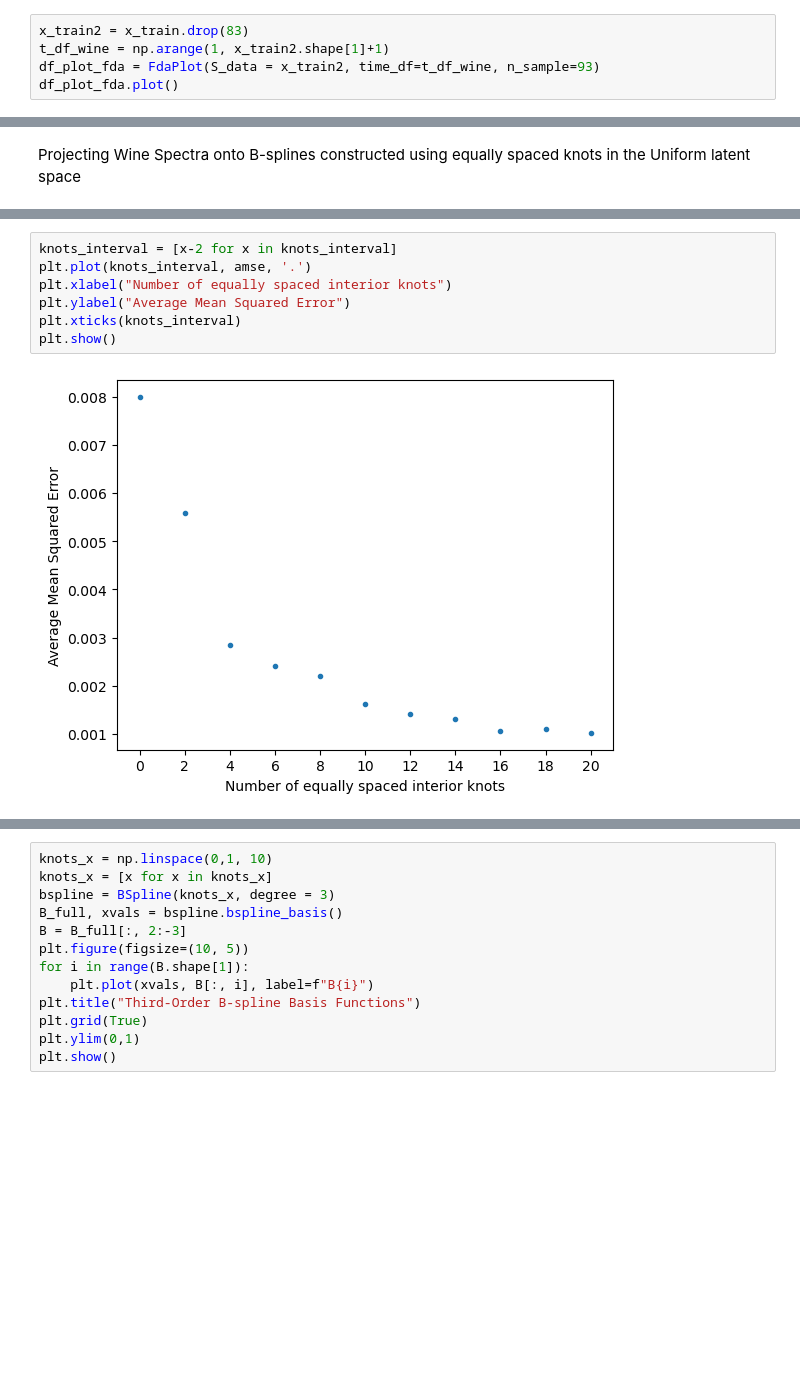
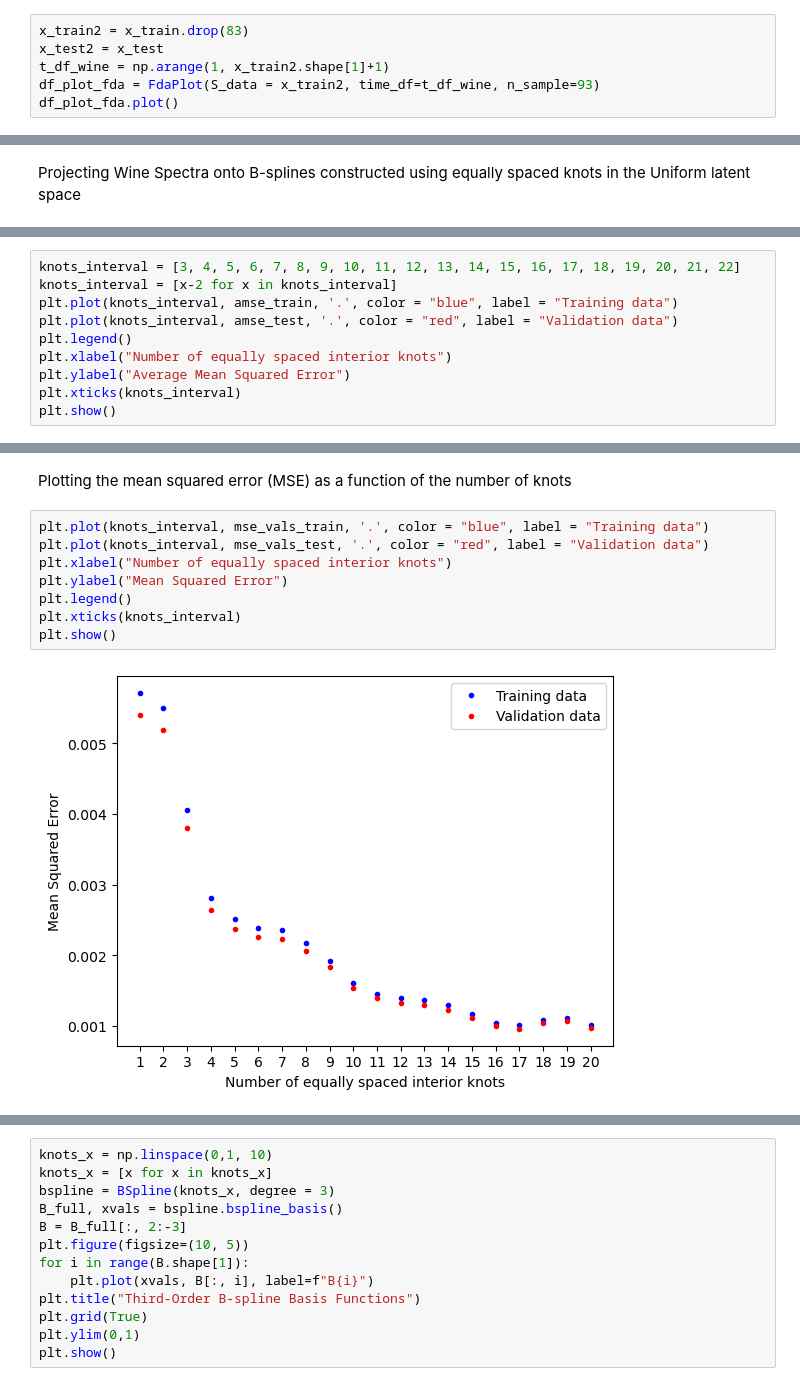
Before and after one commit to firben-sass/Fagprojekt, a Jupyter notebook: main.ipynb, the cells around one changed output, grey strips where cells are left out. Drawn from its saved outputs; the diff is of its cells as text; blank space fills up the shorter version.

```diff
--- a/main.ipynb
+++ b/main.ipynb
@@ -45,6 +42,7 @@ See the caveats in the documentation: https://pandas.pydata.org/pandas-docs/stab
 Outlier was identified and removed from the training dataset
 # %%
 x_train2 = x_train.drop(83)
+x_test2 = x_test
 t_df_wine = np.arange(1, x_train2.shape[1]+1)
 df_plot_fda = FdaPlot(S_data = x_train2, time_df=t_df_wine, n_sample=93)
 df_plot_fda.plot()
@@ -244,0 +264,10 @@ Plotting the mean squared error as a function of the number of knots placed
+# %%
+knots_interval = [3, 4, 5, 6, 7, 8, 9, 10, 11, 12, 13, 14, 15, 16, 17, 18, 19, 20, 21, 22]
+knots_interval = [x-2 for x in knots_interval]
+plt.plot(knots_interval, amse_train, '.', color = "blue", label = "Training data")
+plt.plot(knots_interval, amse_test, '.', color = "red", label = "Validation data")
+plt.legend()
+plt.xlabel("Number of equally spaced interior knots")
+plt.ylabel("Average Mean Squared Error")
+plt.xticks(knots_interval)
+plt.show()
@@ -245,9 +276,12 @@ Plotting the mean squared error as a function of the number of knots placed
+# %% [markdown]
+Plotting the mean squared error (MSE) as a function of the number of knots
 # %%
-knots_interval = [x-2 for x in knots_interval]
-plt.plot(knots_interval, amse, '.')
+plt.plot(knots_interval, mse_vals_train, '.', color = "blue", label = "Training data")
+plt.plot(knots_interval, mse_vals_test, '.', color = "red", label = "Validation data")
 plt.xlabel("Number of equally spaced interior knots")
-plt.ylabel("Average Mean Squared Error")
+plt.ylabel("Mean Squared Error")
+plt.legend()
 plt.xticks(knots_interval)
 plt.show()
 # %% [output]
-[figure, old version]
+[figure, new version]
```
Also changed, not shown: parts of 10 cells of this notebook.
